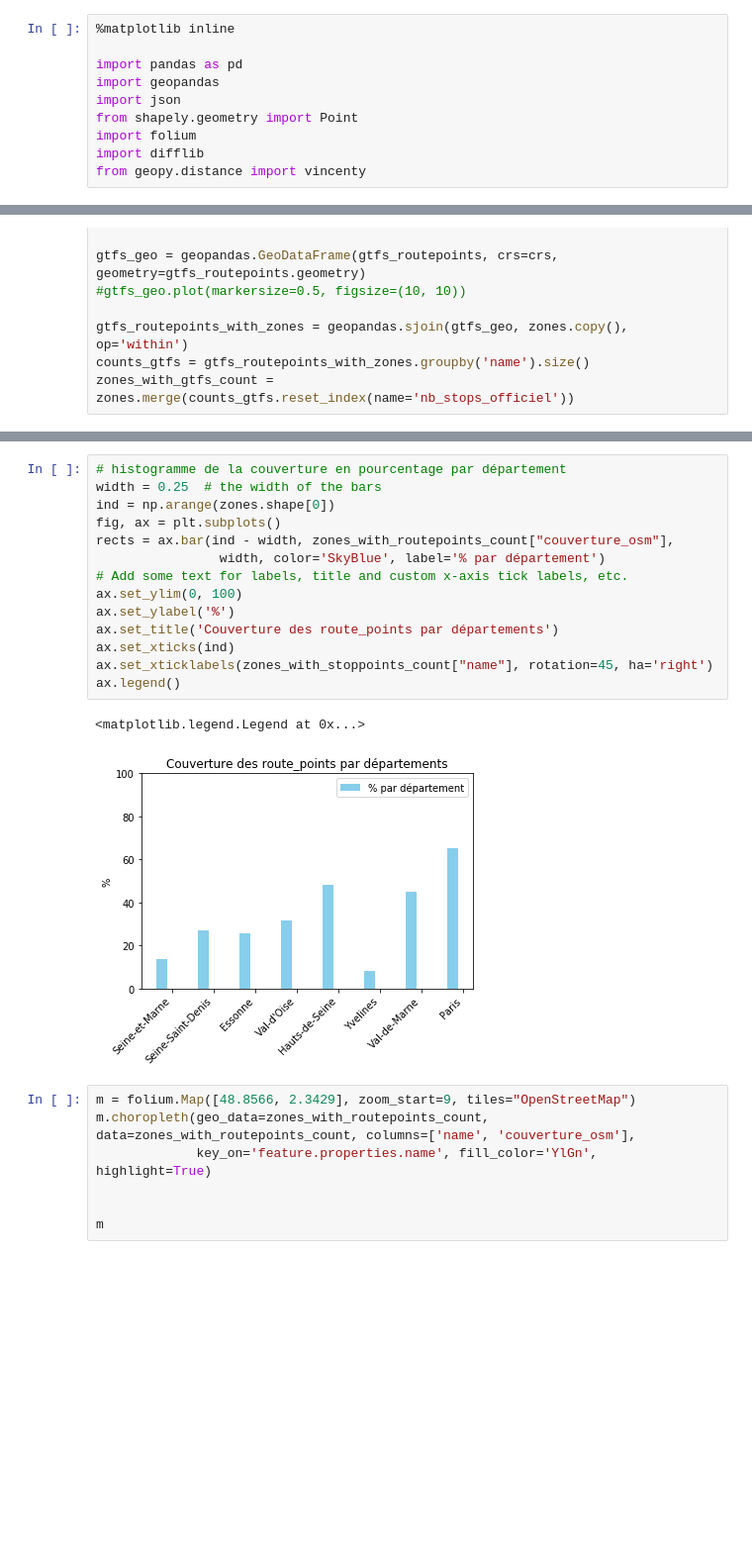
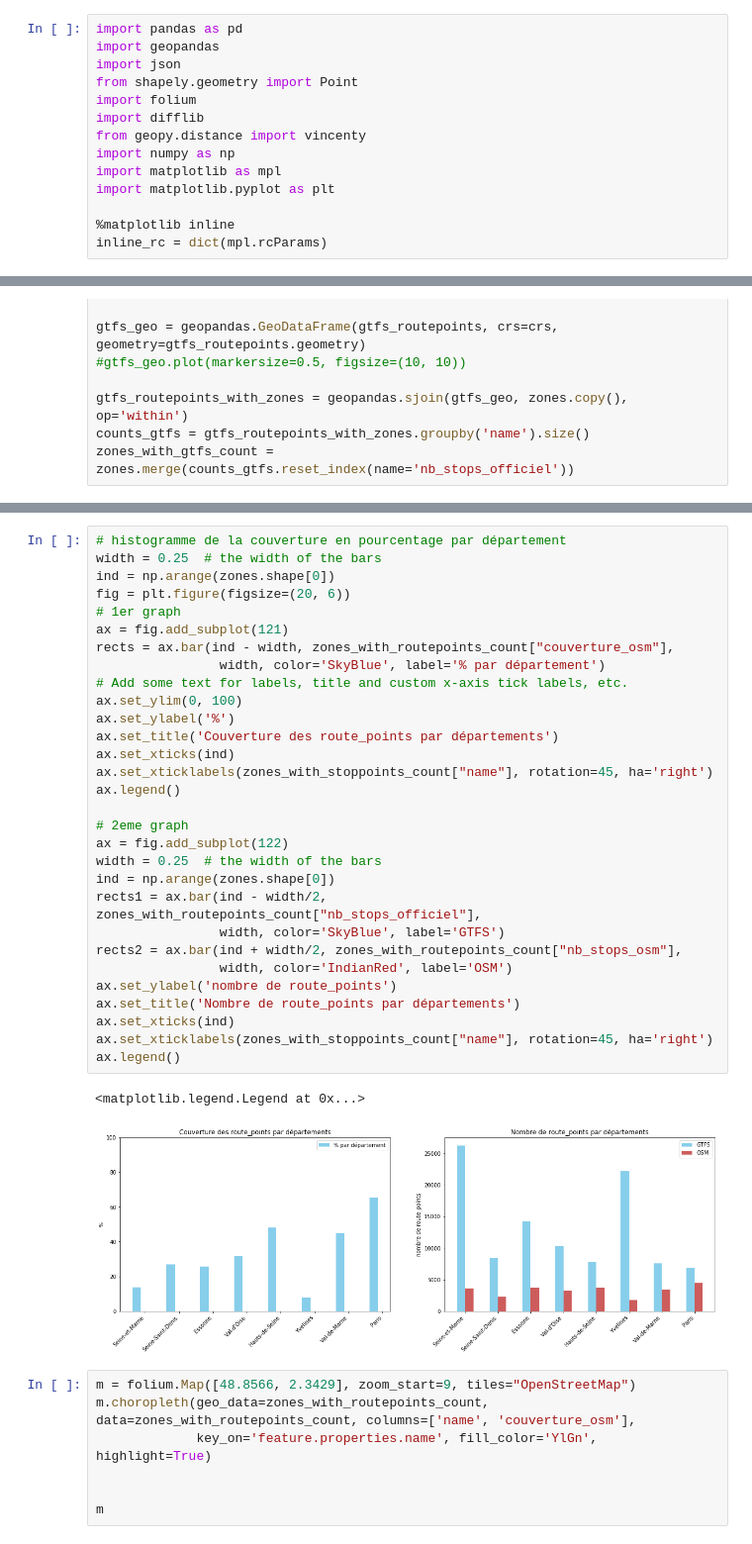
Before and after one commit to Jungle-Bus/ref-fr-STIF, a Jupyter notebook: audit_routepoints/idf_audit.ipynb, the cells around one changed output, grey strips where cells are left out. Shown at 99% size. Cells and saved outputs as stored; diff of their text form; blank space fills up the shorter version.

Commit message:
audit - add some graphs

```diff
--- a/audit_routepoints/idf_audit.ipynb
+++ b/audit_routepoints/idf_audit.ipynb
@@ -1,6 +1,4 @@
 # %%
-%matplotlib inline
-
 import pandas as pd
 import geopandas
 import json
@@ -8,6 +6,12 @@ from shapely.geometry import Point
 import folium
 import difflib
 from geopy.distance import vincenty
+import numpy as np
+import matplotlib as mpl
+import matplotlib.pyplot as plt
+
+%matplotlib inline
+inline_rc = dict(mpl.rcParams)
 # %% [markdown]
 # Analyse comparative des quantités de points d'arrêts
 # %%
@@ -174,20 +175,36 @@ zones_with_routepoints_count
 # %%
 # histogramme de la couverture en pourcentage par département
 width = 0.25  # the width of the bars
 ind = np.arange(zones.shape[0])
-fig, ax = plt.subplots()
+fig = plt.figure(figsize=(20, 6))
+# 1er graph
+ax = fig.add_subplot(121)
 rects = ax.bar(ind - width, zones_with_routepoints_count["couverture_osm"],
                 width, color='SkyBlue', label='% par département')
 # Add some text for labels, title and custom x-axis tick labels, etc.
 ax.set_ylim(0, 100)
 ax.set_ylabel('%')
 ax.set_title('Couverture des route_points par départements')
 ax.set_xticks(ind)
 ax.set_xticklabels(zones_with_stoppoints_count["name"], rotation=45, ha='right')
 ax.legend()
+
+# 2eme graph
+ax = fig.add_subplot(122)
+width = 0.25  # the width of the bars
+ind = np.arange(zones.shape[0])
+rects1 = ax.bar(ind - width/2, zones_with_routepoints_count["nb_stops_officiel"],
+                width, color='SkyBlue', label='GTFS')
+rects2 = ax.bar(ind + width/2, zones_with_routepoints_count["nb_stops_osm"],
+                width, color='IndianRed', label='OSM')
+ax.set_ylabel('nombre de route_points')
+ax.set_title('Nombre de route_points par départements')
+ax.set_xticks(ind)
+ax.set_xticklabels(zones_with_stoppoints_count["name"], rotation=45, ha='right')
+ax.legend()
 # %% [output]
 <matplotlib.legend.Legend at 0x...>
-[figure, old version]
+[figure, new version]
 # %%
 m = folium.Map([48.8566, 2.3429], zoom_start=9, tiles="OpenStreetMap")
 m.choropleth(geo_data=zones_with_routepoints_count, data=zones_with_routepoints_count, columns=['name', 'couverture_osm'],
```
Also changed, not shown: parts of 13 cells of this notebook.
